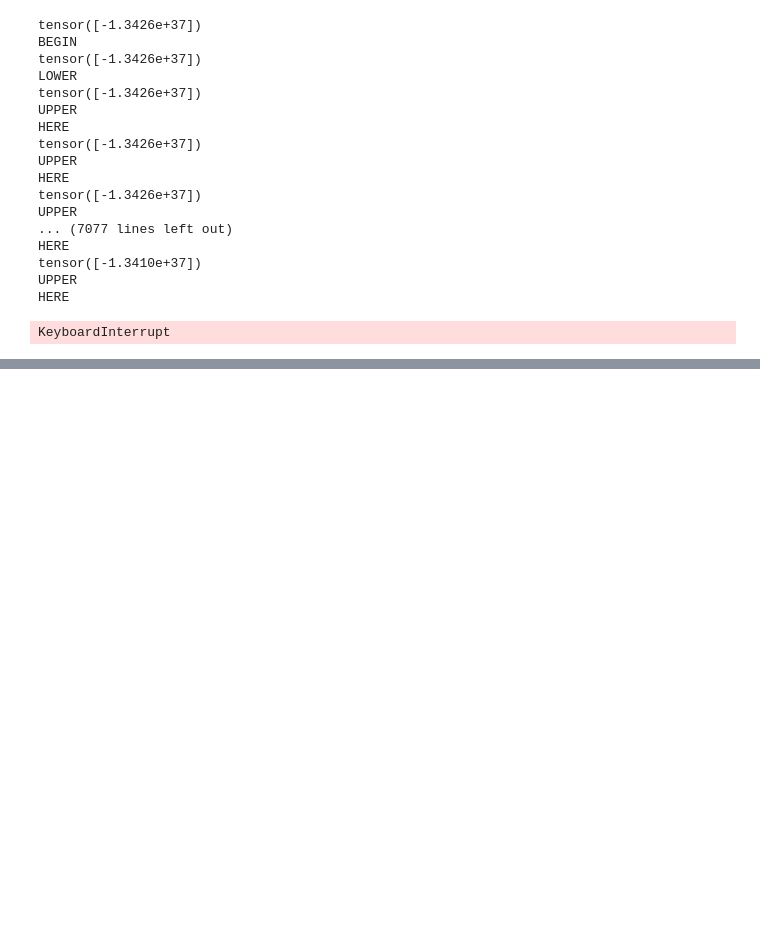
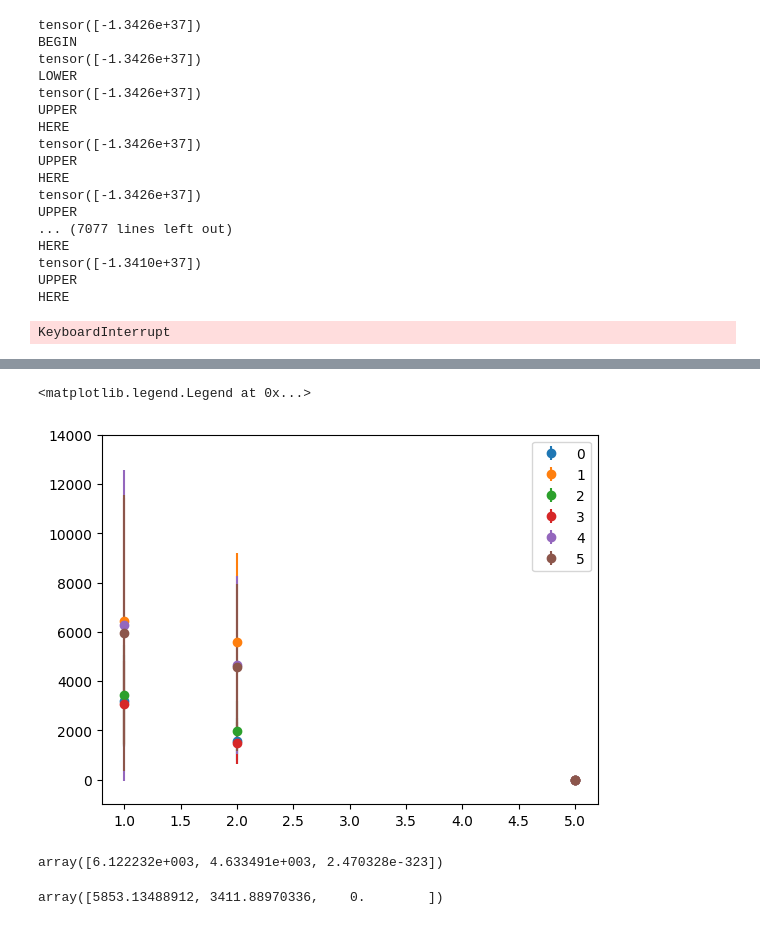
Before and after one commit to patricklawton/TecateCypress, a Jupyter notebook: sbi.ipynb, the cells around one changed output, grey strips where cells are left out. Drawn from its saved outputs; the diff is of its cells as text; code cells hidden in the pictures; blank space fills up the shorter version.

```diff
--- a/sbi.ipynb
+++ b/sbi.ipynb
@@ -446,0 +451,27 @@ _ = analysis.pairplot(
+# %%
+slc = [-5,-1]
+filt = [0,100,200,450,475,499]
+tstar = np.array([1,2,5])
+# for i, params in enumerate(nle_samples[slc[0]:slc[1]]):
+for i, params in enumerate(nle_samples[filt]):
+    params = params.numpy()
+    num_sims = 1000
+    D_vec = np.zeros((num_sims, 3))
+    for sim_i in range(num_sims):
+        D_vec[sim_i] = simulator(params)
+    mean_vec = D_vec.mean(axis=0)
+    std_vec = D_vec.std(axis=0)
+    plt.errorbar(tstar, mean_vec, yerr=std_vec, fmt='o', label=i)
+plt.ylim(-1000,14000)
+plt.legend()
+# %% [output]
+<matplotlib.legend.Legend at 0x...>
+[figure, added]
+# %%
+mean_vec
+# %% [output]
+array([6.122232e+003, 4.633491e+003, 2.470328e-323])
+# %%
+std_vec
+# %% [output]
+array([5853.13488912, 3411.88970336,    0.        ])
```
Also changed, not shown: parts of 9 cells of this notebook, 1 other file.
